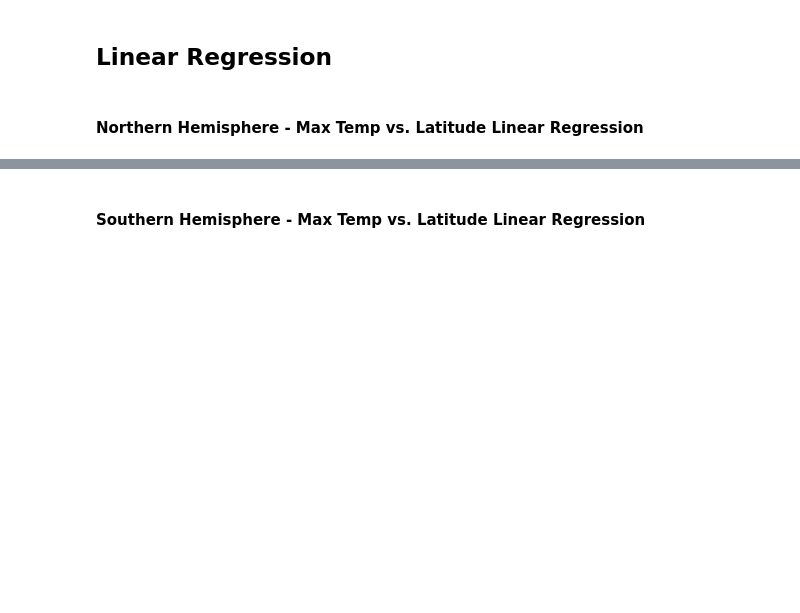
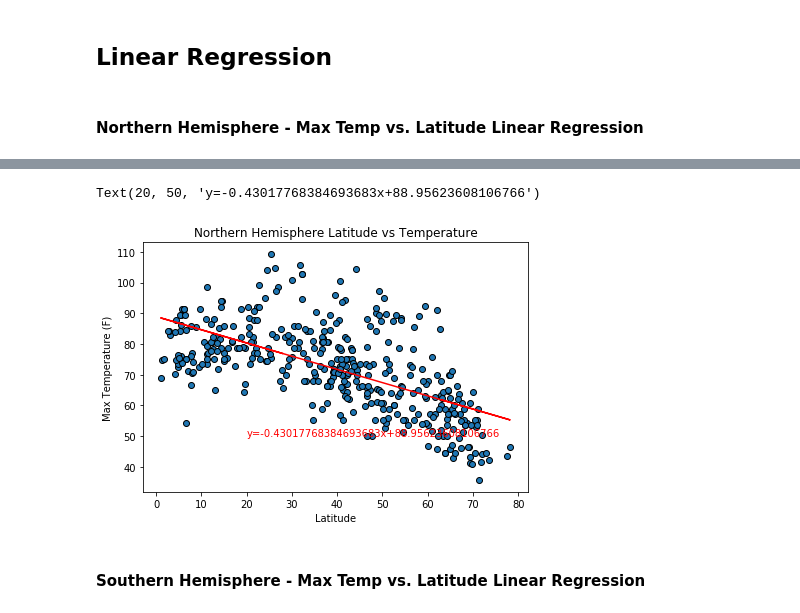
Before and after one commit to lucas-thornton/python-api-challenge, a Jupyter notebook: WeatherPy/WeatherPy.ipynb, the cells around one changed output, grey strips where cells are left out. Cells and saved outputs as stored; diff of their text form; code cells hidden in the pictures; blank space fills up the shorter version.

```diff
--- a/WeatherPy/WeatherPy.ipynb
+++ b/WeatherPy/WeatherPy.ipynb
@@ -234,5 +237,7 @@ plt.savefig('../output_data/lat&wind.png')
 # OPTIONAL: Create a function to create Linear Regression plots
 # %%
 # Create Northern and Southern Hemisphere DataFrames
+weather_north = weather_data.loc[(weather_data['Latitude']>0)]
+weather_south = weather_data.loc[(weather_data['Latitude']<0)]
 # %% [markdown]
 ####  Northern Hemisphere - Max Temp vs. Latitude Linear Regression
@@ -243,2 +244,15 @@ The r-squared is: 0.8271188905041935
+# %%
+plt.scatter(weather_north['Latitude'], weather_north['Max Temp (F)'], edgecolor='black',)
+plt.tight_layout()
+plt.title('Northern Hemisphere Latitude vs Temperature')
+plt.xlabel('Latitude')
+plt.ylabel('Max Temperature (F)')
+(slope, intercept, rvalue, pvalue, stderr) = st.linregress(weather_north['Latitude'], weather_north['Max Temp (F)'])
+regress_values = weather_north['Latitude']*slope + intercept
+plt.plot(weather_north['Latitude'], regress_values, 'r-')
+plt.annotate(f'y={slope}x+{intercept}', (20,50), color='red')
+# %% [output]
+Text(20, 50, 'y=-0.43017768384693683x+88.95623608106766')
+[figure, added]
 # %% [markdown]
 ####  Southern Hemisphere - Max Temp vs. Latitude Linear Regression
```
Also changed, not shown: parts of 32 cells of this notebook, 6 other files.
